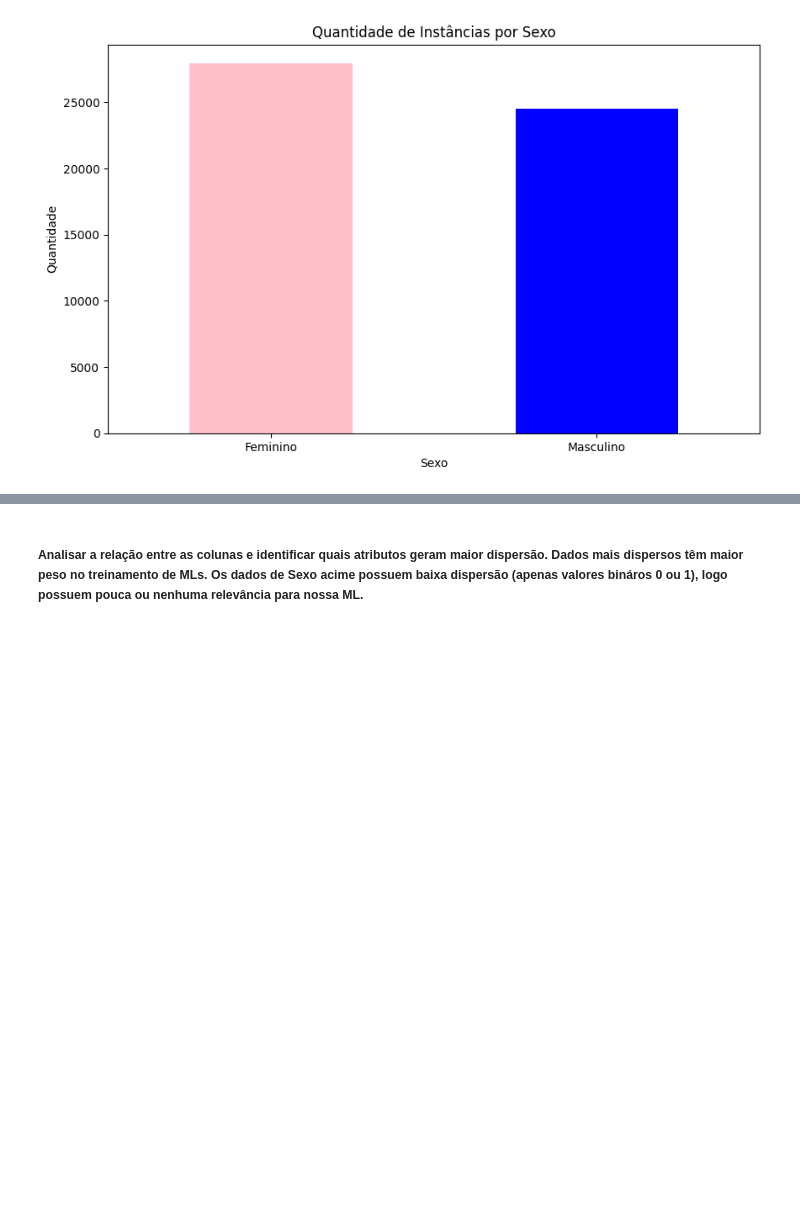
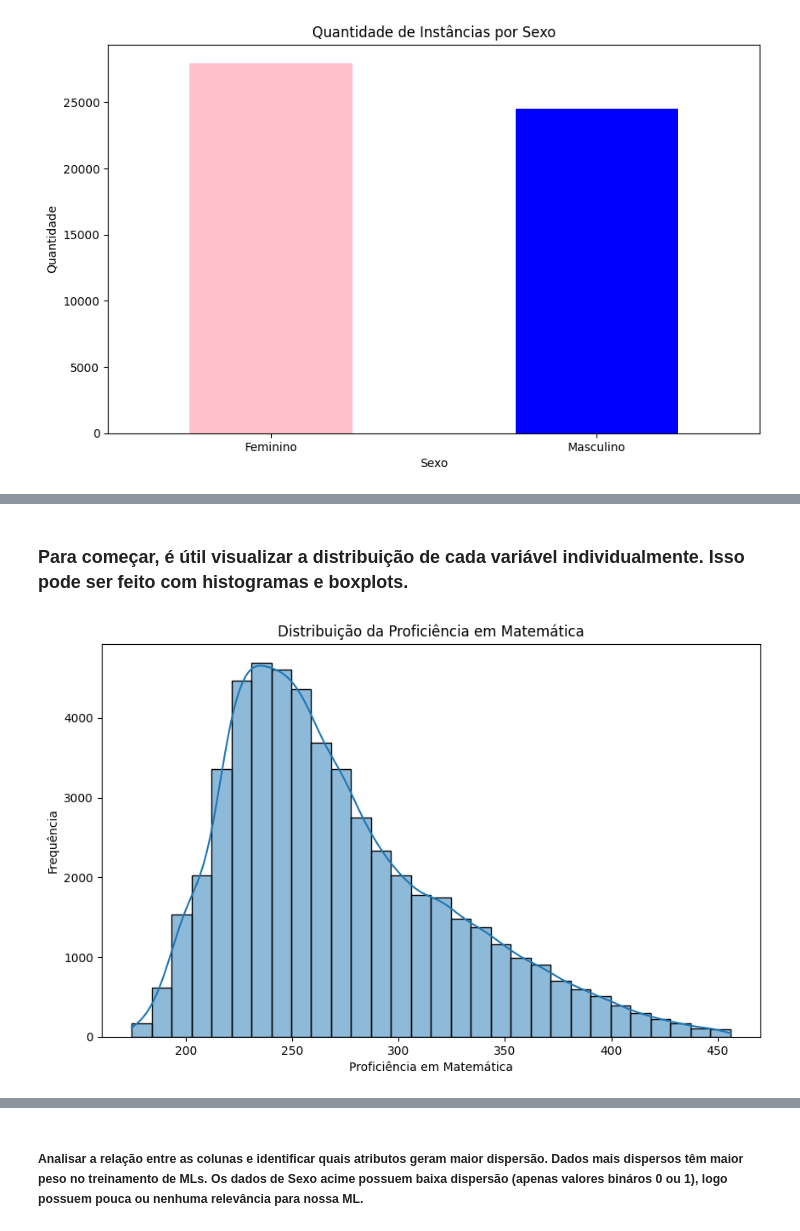
Before and after one commit to Chikrem/datamining_ml_spaece, a Jupyter notebook: SPAECE.ipynb, the cells around one changed output, grey strips where cells are left out. Drawn from its saved outputs; the diff is of its cells as text; code cells hidden in the pictures; blank space fills up the shorter version.

```diff
--- a/SPAECE.ipynb
+++ b/SPAECE.ipynb
@@ -342,0 +415,12 @@ plt.show()
+# %% [markdown]
+### Para começar, é útil visualizar a distribuição de cada variável individualmente. Isso pode ser feito com histogramas e boxplots.
+# %%
+# Histograma para PROFICIENCIA EM MATEMATICA
+plt.figure(figsize=(10, 6))
+sns.histplot(gnetDf['PROFICIENCIA EM MATEMATICA'], bins=30, kde=True)
+plt.title('Distribuição da Proficiência em Matemática')
+plt.xlabel('Proficiência em Matemática')
+plt.ylabel('Frequência')
+plt.show()
+# %% [output]
+[figure, added]
```
Also changed, not shown: parts of 97 cells of this notebook, 10 other files.
